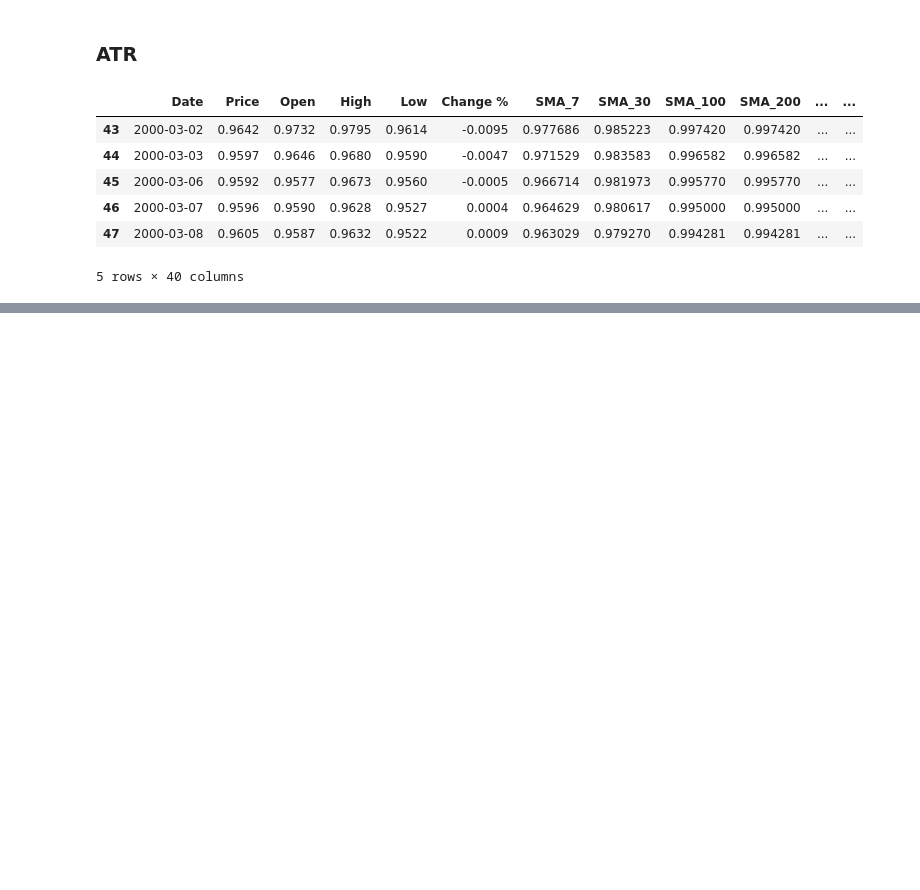
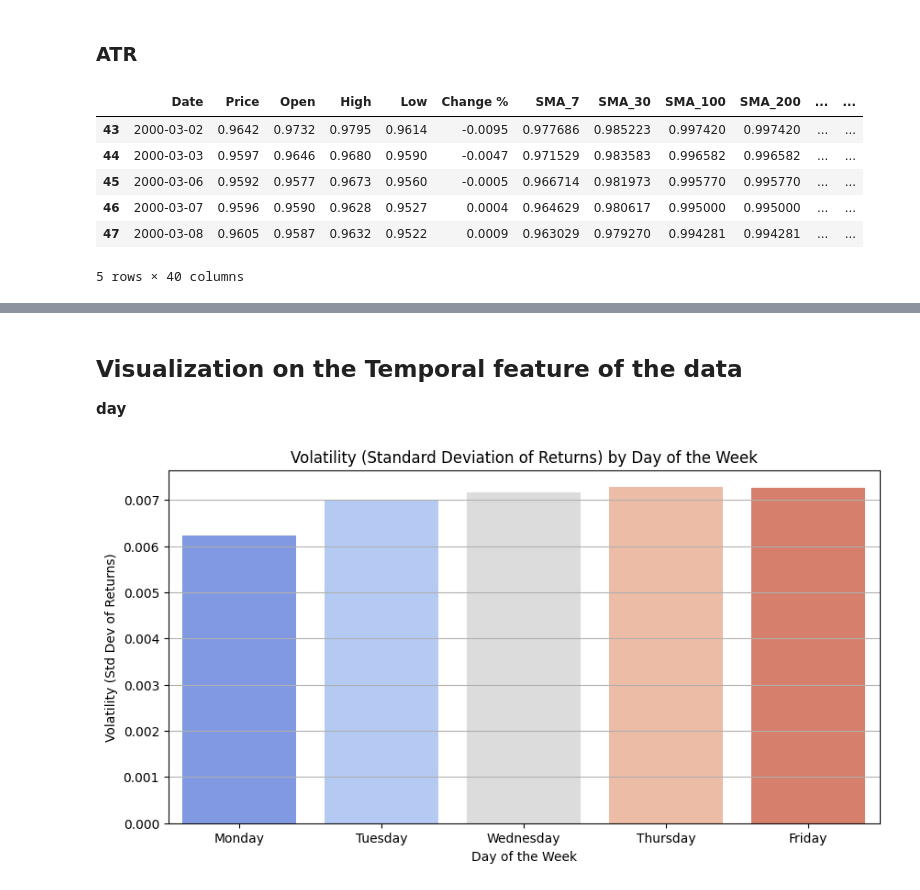
Before and after one commit to Saifansari-ai/eurousd_price_predictor, a Jupyter notebook: data_analysis.ipynb, the cells around one changed output, grey strips where cells are left out. Saved outputs shown, nothing was run; the diff lists cells and outputs as text; code cells hidden in the pictures; blank space fills up the shorter version.

```diff
--- a/data_analysis.ipynb
+++ b/data_analysis.ipynb
@@ -523,0 +658,23 @@ df.head()
+# %% [markdown]
+## Visualization on the Temporal feature of the data
+
+**day**
+# %%
+# Compute volatility (standard deviation of returns) for each weekday
+weekday_volatility = df.groupby('Day')['Price_Change'].std()
+
+# Reorder weekdays for better visualization
+weekday_order = ['Monday', 'Tuesday', 'Wednesday', 'Thursday', 'Friday']
+weekday_volatility = weekday_volatility.reindex(weekday_order)
+
+# Plot the volatility for each weekday
+plt.figure(figsize=(10, 5))
+sns.barplot(x=weekday_volatility.index, y=weekday_volatility.values, palette='coolwarm')
+plt.title('Volatility (Standard Deviation of Returns) by Day of the Week')
+plt.xlabel('Day of the Week')
+plt.ylabel('Volatility (Std Dev of Returns)')
+plt.grid(axis='y')
+
+plt.show()
+# %% [output]
+[figure, added]
```
Also changed, not shown: parts of 18 cells of this notebook.
